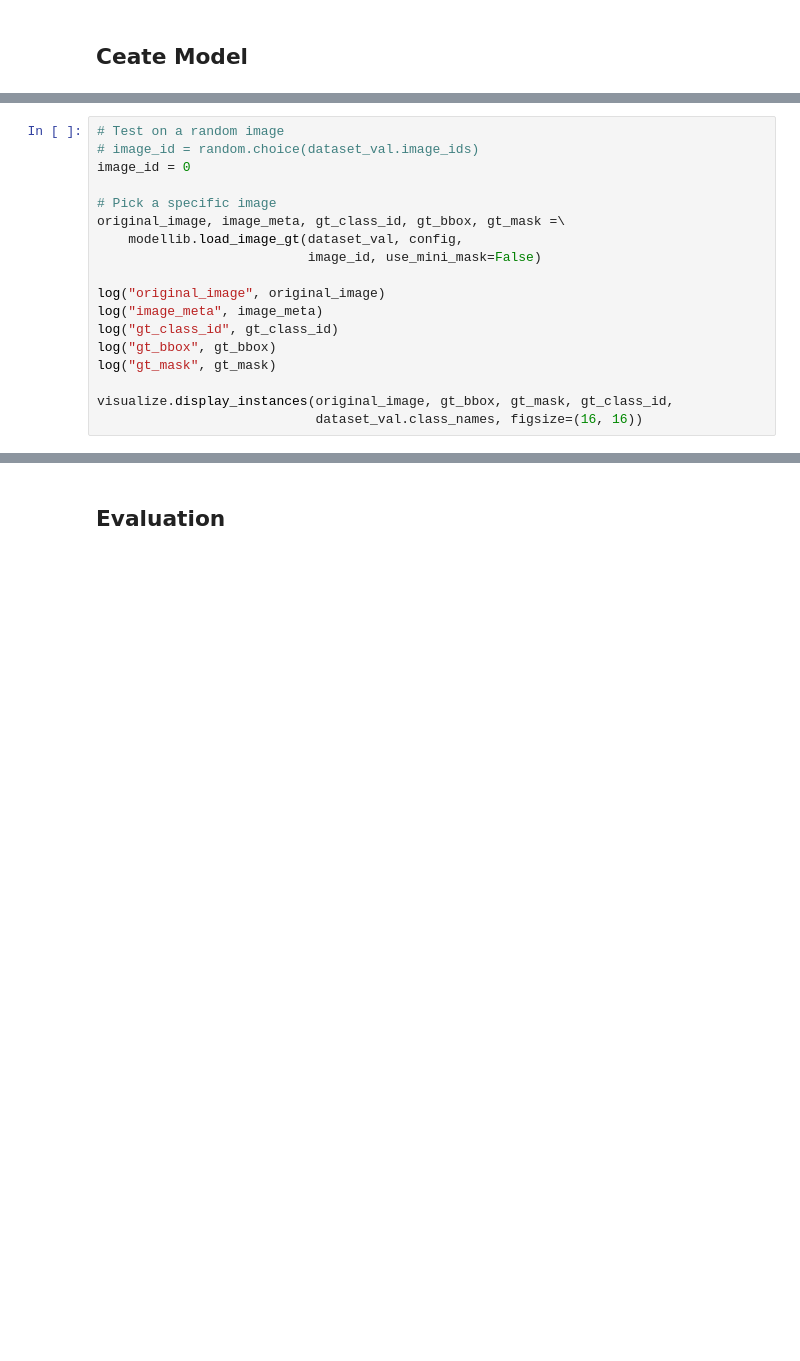
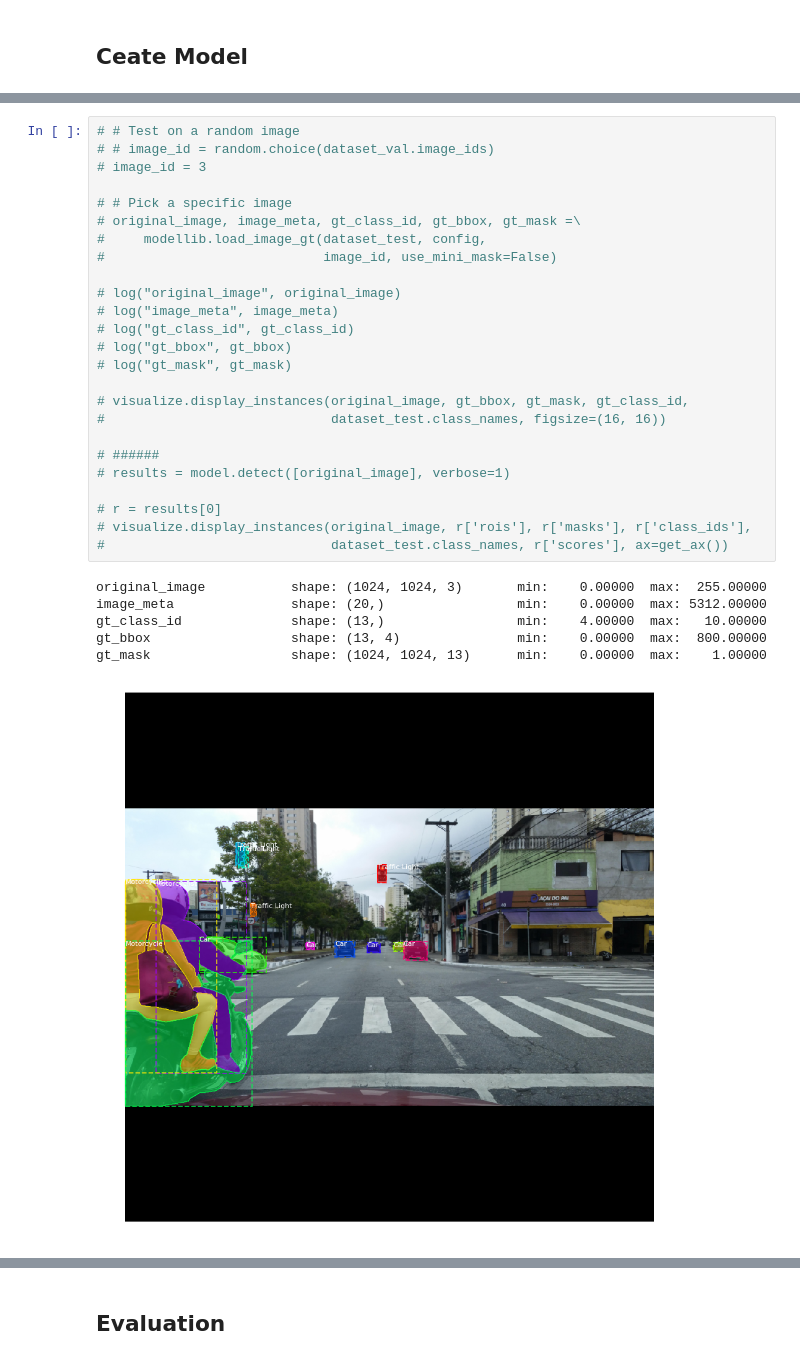
Before and after one commit to Michelle-NYX/DreamNet, a Jupyter notebook: test_mapillary.ipynb, the cells around one changed output, grey strips where cells are left out. Cells and saved outputs as stored; diff of their text form; blank space fills up the shorter version.

```diff
--- a/test_mapillary.ipynb
+++ b/test_mapillary.ipynb
@@ -355,18 +310,32 @@ model.load_weights(model_path, by_name=True)
 # %%
-# Test on a random image
-# image_id = random.choice(dataset_val.image_ids)
-image_id = 0
+# # Test on a random image
+# # image_id = random.choice(dataset_val.image_ids)
+# image_id = 3
 
-# Pick a specific image
-original_image, image_meta, gt_class_id, gt_bbox, gt_mask =\
-    modellib.load_image_gt(dataset_val, config,
-                           image_id, use_mini_mask=False)
+# # Pick a specific image
+# original_image, image_meta, gt_class_id, gt_bbox, gt_mask =\
+#     modellib.load_image_gt(dataset_test, config,
+#                            image_id, use_mini_mask=False)
 
-log("original_image", original_image)
-log("image_meta", image_meta)
-log("gt_class_id", gt_class_id)
-log("gt_bbox", gt_bbox)
-log("gt_mask", gt_mask)
+# log("original_image", original_image)
+# log("image_meta", image_meta)
+# log("gt_class_id", gt_class_id)
+# log("gt_bbox", gt_bbox)
+# log("gt_mask", gt_mask)
 
-visualize.display_instances(original_image, gt_bbox, gt_mask, gt_class_id,
-                            dataset_val.class_names, figsize=(16, 16))
+# visualize.display_instances(original_image, gt_bbox, gt_mask, gt_class_id,
+#                             dataset_test.class_names, figsize=(16, 16))
+
+# ######
+# results = model.detect([original_image], verbose=1)
+
+# r = results[0]
+# visualize.display_instances(original_image, r['rois'], r['masks'], r['class_ids'],
+#                             dataset_test.class_names, r['scores'], ax=get_ax())
+# %% [output]
+original_image           shape: (1024, 1024, 3)       min:    0.00000  max:  255.00000
+image_meta               shape: (20,)                 min:    0.00000  max: 5312.00000
+gt_class_id              shape: (13,)                 min:    4.00000  max:   10.00000
+gt_bbox                  shape: (13, 4)               min:    0.00000  max:  800.00000
+gt_mask                  shape: (1024, 1024, 13)      min:    0.00000  max:    1.00000
+[figure, added]
```
Also changed, not shown: parts of 14 cells of this notebook.
